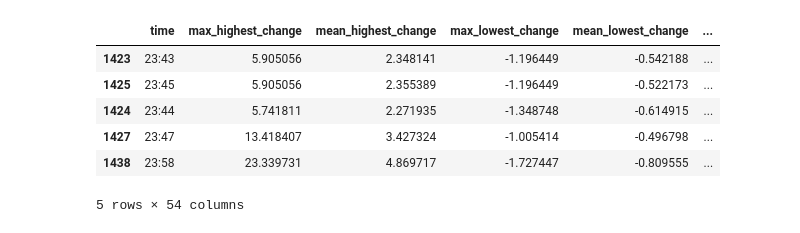
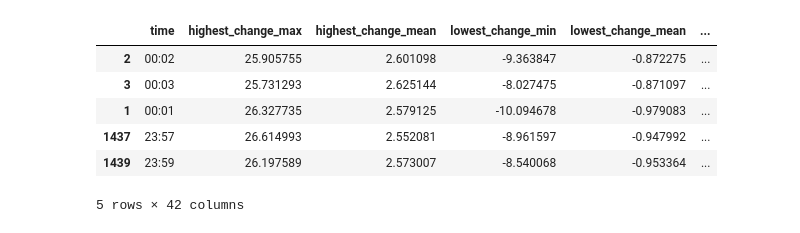
Before and after one commit to krkr5628/Crypto_Analysis_Colab, a Jupyter notebook: Best_Part.ipynb, the cells around one changed output. Saved outputs shown, nothing was run; the diff lists cells and outputs as text; code cells hidden in the pictures.

```diff
--- a/Best_Part.ipynb
+++ b/Best_Part.ipynb
@@ -115,3 +403,3 @@ result_df.to_csv(save_path1, index=False)
 # %%
-file_path2 = '/content/sample_data/SOL60_Indicator_rise_fall_percentages.csv'
+file_path2 = '/content/drive/MyDrive/Data/SOL60_Indicator_rise_fall_percentages.csv'
 data2 = pd.read_csv(file_path2)
@@ -120,30 +497,15 @@ import ast
 # %%
-# start_time을 시-분 형식으로 변환
-data2['time'] = pd.to_datetime(data2['start_time']).dt.strftime('%H:%M')
-
 # start_indicators를 데이터프레임으로 변환
-start_indicators_cols = ['RSI_10', 'RSI_20', 'RSI_60', 'MACD_Line', 'Signal_Line', 'MACD_Histogram', 'CCI_5',
-                         'CCI_10', 'CCI_20', 'RSI_Stoch_K_10', 'RSI_Stoch_D_10', 'RSI_Stoch_K_20', 'RSI_Stoch_D_20',
-                         'RSI_Stoch_K_60', 'RSI_Stoch_D_60', 'MFI_10', 'MFI_20', 'MFI_60', 'Volume_Ratio_10',
-                         'Volume_Ratio_20', 'Volume_Ratio_60', 'BB_Mean_10', 'BB_Upper_10', 'BB_Lower_10', 'BB_Mean_20',
-                         'BB_Upper_20', 'BB_Lower_20', 'BB_Mean_60', 'BB_Upper_60', 'BB_Lower_60', 'Tenkan_Sen',
-                         'Kijun_Sen', 'Senkou_Span_A', 'Senkou_Span_B', 'Chikou_Span', 'Envelope_MA_10',
-                         'Envelope_Upper_10', 'Envelope_Lower_10', 'Envelope_MA_20', 'Envelope_Upper_20',
-                         'Envelope_Lower_20', 'Envelope_MA_60', 'Envelope_Upper_60', 'Envelope_Lower_60', 'INDICATOR',
-                         'high_ind', 'low_ind', 'diff']
-
-# start_indicators를 분리하여 열로 변환
-def parse_indicators(indicator_str):
-    try:
-        return list(map(float, indicator_str.strip('[]').split(', ')))
-    except (ValueError, SyntaxError):
-        return [None] * len(start_indicators_cols)
-
-start_indicators = data2['start_indicators'].apply(parse_indicators)
-start_indicators_df = pd.DataFrame(start_indicators.tolist(), columns=start_indicators_cols)
-
-# data2에 start_indicators 열 추가
-data2 = pd.concat([data2, start_indicators_df], axis=1)
+start_indicators_cols = [
+    'start_indicator_RSI_10', 'start_indicator_RSI_20', 'start_indicator_RSI_30', 'start_indicator_RSI_40', 'start_indicator_RSI_50', 'start_indicator_RSI_60',
+    'start_indicator_MACD_Line', 'start_indicator_MACD_Signal', 'start_indicator_MACD_Histogram', 'start_indicator_CCI_5',
+    'start_indicator_CCI_10', 'start_indicator_CCI_20', 'start_indicator_MFI_10', 'start_indicator_MFI_20', 'start_indicator_MFI_30',
+    'start_indicator_MFI_40', 'start_indicator_MFI_50', 'start_indicator_MFI_60', 'start_indicator_Volume_Ratio_10',
+    'start_indicator_Volume_Ratio_20', 'start_indicator_Volume_Ratio_30', 'start_indicator_Volume_Ratio_40', 'start_indicator_Volume_Ratio_50',
+    'start_indicator_Volume_Ratio_60', 'start_indicator_TR', 'start_indicator_ATR', 'start_indicator_Basic_Upper_Band',
+    'start_indicator_Basic_Lower_Band', 'start_indicator_Final_Upper_Band', 'start_indicator_Final_Lower_Band', 'start_indicator_SuperTrend',
+    'start_indicator_VWAP', 'start_indicator_INDICATOR', 'start_indicator_high_ind', 'start_indicator_low_ind', 'start_indicator_diff'
+]
 
 # highest_change가 1.2 이상인 데이터만 필터링
 filtered_data2 = data2[data2['highest_change'] >= 1.2]
@@ -163,9 +525,6 @@ probabilities = data2.groupby('time').apply(calc_probability).reset_index()
 probabilities.columns = ['time', 'probability_above_1.2']
 
 # 결과 병합
-grouped_filtered.columns = ['_'.join(col).strip() for col in grouped_filtered.columns.values]
+grouped_filtered.columns = ['_'.join(col).strip().replace(' ', '_') for col in grouped_filtered.columns.values]
 results_filtered = grouped_filtered.reset_index()
 results_filtered = results_filtered.merge(probabilities, on='time', how='left')
-
-# 결과 출력
-results.head()
@@ -180,14 +531,14 @@ results.head()
 # %%
-results = results.sort_values(by='probability_above_1.2', ascending=False)
+results = results_filtered.sort_values(by='probability_above_1.2', ascending=False)
 results.head()
 # %% [output]
-|  | time | max_highest_change | mean_highest_change | max_lowest_change | mean_lowest_change | ... |
-| 1423 | 23:43 | 5.905056 | 2.348141 | -1.196449 | -0.542188 | ... |
-| 1425 | 23:45 | 5.905056 | 2.355389 | -1.196449 | -0.522173 | ... |
-| 1424 | 23:44 | 5.741811 | 2.271935 | -1.348748 | -0.614915 | ... |
-| 1427 | 23:47 | 13.418407 | 3.427324 | -1.005414 | -0.496798 | ... |
-| 1438 | 23:58 | 23.339731 | 4.869717 | -1.727447 | -0.809555 | ... |
+|  | time | highest_change_max | highest_change_mean | lowest_change_min | lowest_change_mean | ... |
+| 2 | 00:02 | 25.905755 | 2.601098 | -9.363847 | -0.872275 | ... |
+| 3 | 00:03 | 25.731293 | 2.625144 | -8.027475 | -0.871097 | ... |
+| 1 | 00:01 | 26.327735 | 2.579125 | -10.094678 | -0.979083 | ... |
+| 1437 | 23:57 | 26.614993 | 2.552081 | -8.961597 | -0.947992 | ... |
+| 1439 | 23:59 | 26.197589 | 2.573007 | -8.540068 | -0.953364 | ... |
-5 rows × 54 columns
+5 rows × 42 columns
 # %%
 # 저장할 경로 설정
 save_path2 = '/content/sample_data/SOL60_1.2_probability.csv'
```
Also changed, not shown: parts of 42 cells of this notebook.
